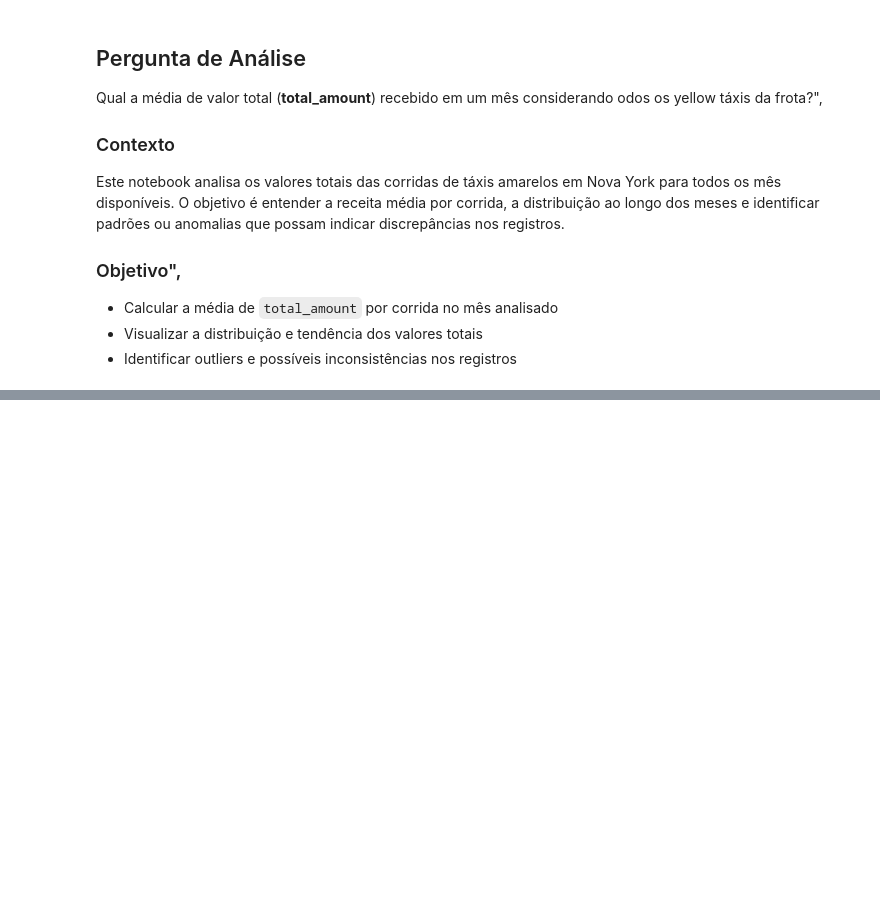
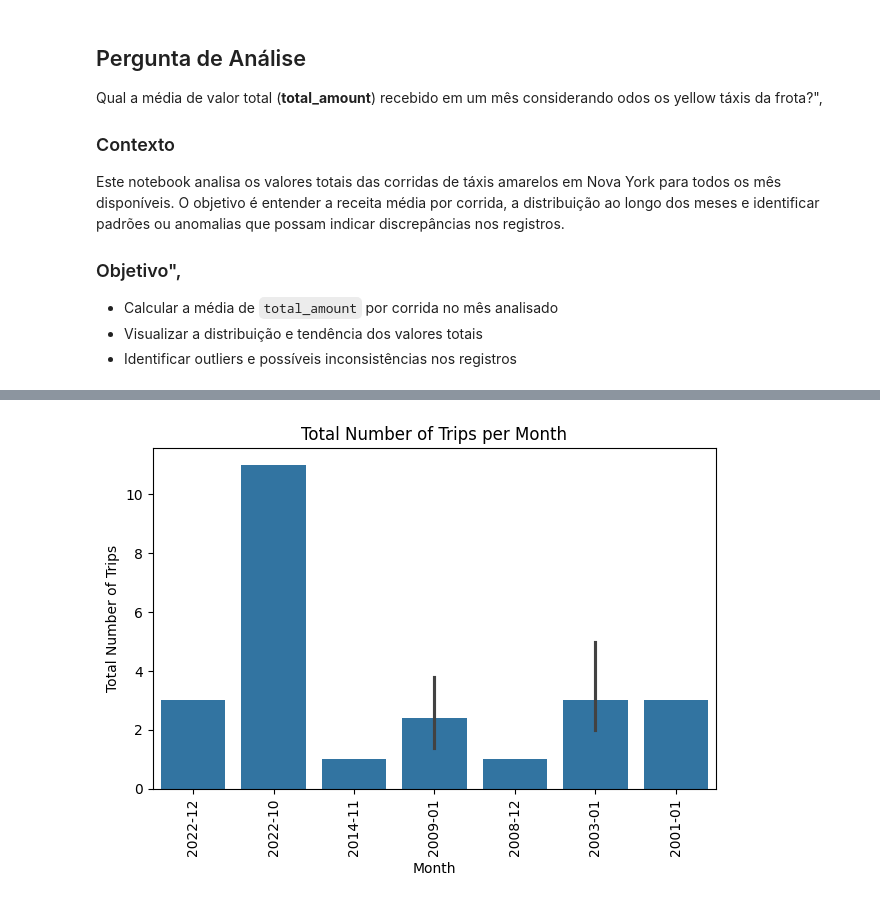
Before and after one commit to leooliveira135/ifood-nyc-taxi-agency, a Jupyter notebook: analysis/average_total_amount.ipynb, the cells around one changed output, grey strips where cells are left out. Saved outputs shown, nothing was run; the diff lists cells and outputs as text; code cells hidden in the pictures; blank space fills up the shorter version.

```diff
--- a/analysis/average_total_amount.ipynb
+++ b/analysis/average_total_amount.ipynb
@@ -48,0 +142,10 @@ execute_athena_query(query, athena_output_queries)
+# %%
+sns.barplot(data=df_trips, x='month', y='total_trips')
+plt.xticks(rotation=90)
+plt.title('Total Number of Trips per Month')
+plt.xlabel('Month')
+plt.ylabel('Total Number of Trips')
+plt.tight_layout()
+plt.show()
+# %% [output]
+[figure, added]
```
Also changed, not shown: parts of 46 cells of this notebook, 1 other file.
